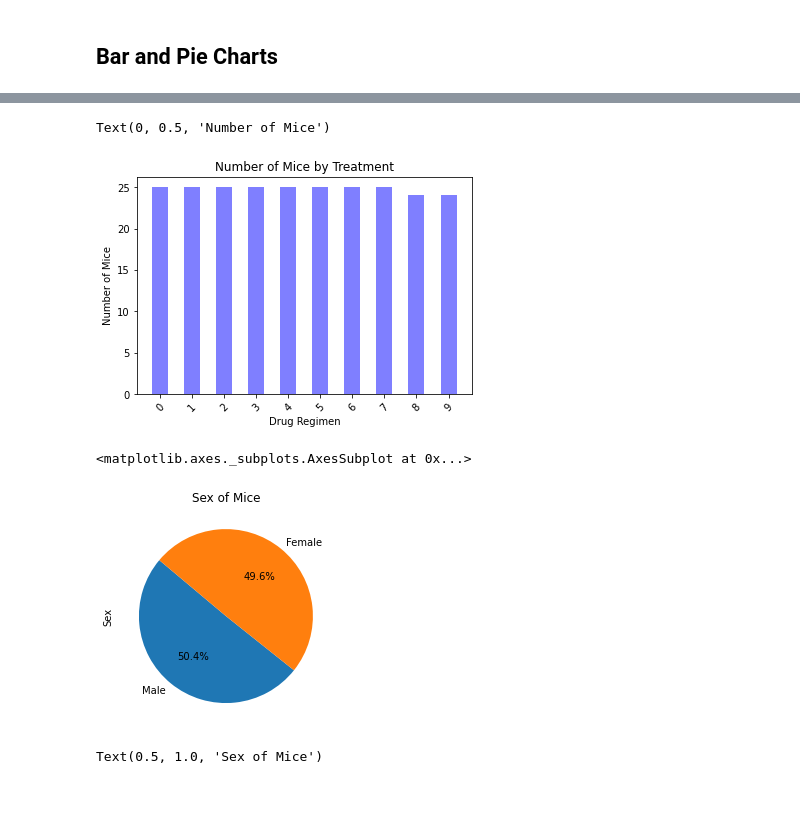
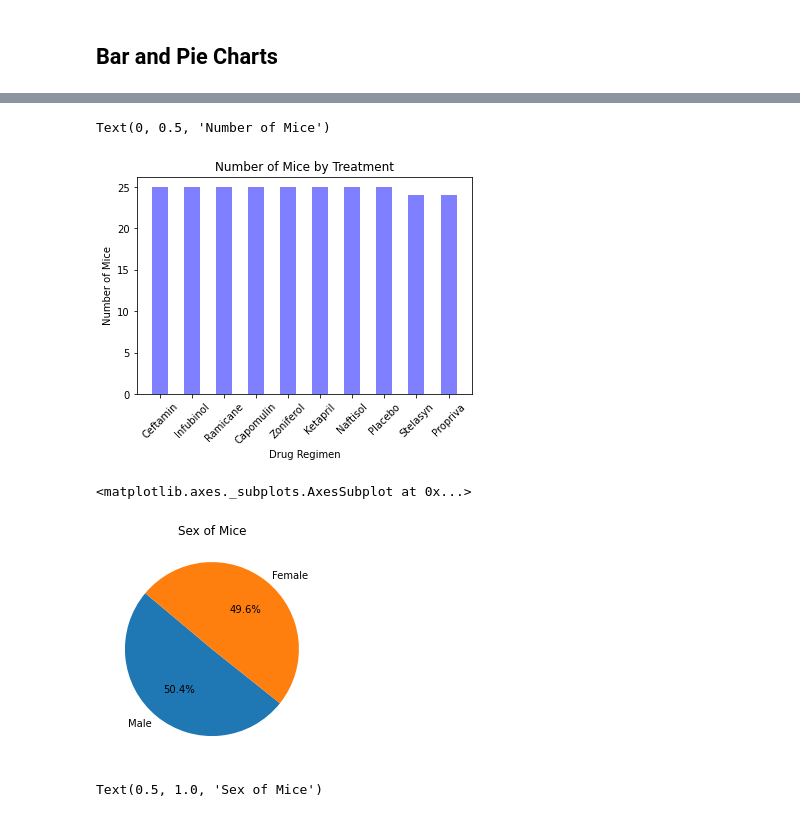
Before and after one commit to Kylmalcolm/Matplotlib_Challenge, a Jupyter notebook: Pymaceuticals/pymaceuticals_starter.ipynb, the cells around one changed output, grey strips where cells are left out. Cells and saved outputs as stored; diff of their text form; code cells hidden in the pictures.

Commit message:
Wrapping up final charts

```diff
--- a/Pymaceuticals/pymaceuticals_starter.ipynb
+++ b/Pymaceuticals/pymaceuticals_starter.ipynb
@@ -176,32 +176,30 @@ bar_drug_chart
 # %%
 # Generate a bar plot showing the total number of unique mice tested on each drug regimen using pyplot.
 
-y_pltbar = drug_chart.tolist()
-x_pltbar = np.arange(0, len(drug_chart))
-
-# drugs = []
-# for row in range(mouse_data.shape[0]):
-#     tick_locations.append(drug_chart["Drug Regimen"])
+y_pltbar = drug_chart.values
+x_pltbar = drug_chart.index.values
+#grabs values and then values of index in drug_chart
 
 plt.bar(x_pltbar, y_pltbar, color="b", align="center", alpha=.5, width = .5)
 
 tick_locations = [value for value in x_pltbar]
 plt.xticks(tick_locations, rotation=45)
 
 plt.title("Number of Mice by Treatment")
 plt.xlabel("Drug Regimen")
 plt.ylabel("Number of Mice")
 # %% [output]
 Text(0, 0.5, 'Number of Mice')
-[figure, old version]
+[figure, new version]
 # %%
 # Generate a pie plot showing the distribution of female versus male mice using pandas
 pie_sex_chart = drug_count["Sex"].value_counts().plot(kind="pie", autopct='%1.1f%%', startangle=140)
 plt.title("Sex of Mice")
+plt.ylabel("")
 pie_sex_chart
 # %% [output]
 <matplotlib.axes._subplots.AxesSubplot at 0x...>
-[figure, old version]
+[figure, new version]
 # %%
 # Generate a pie plot showing the distribution of female versus male mice using pyplot
 
```
Also changed, not shown: parts of 8 cells of this notebook, 1 other file.
